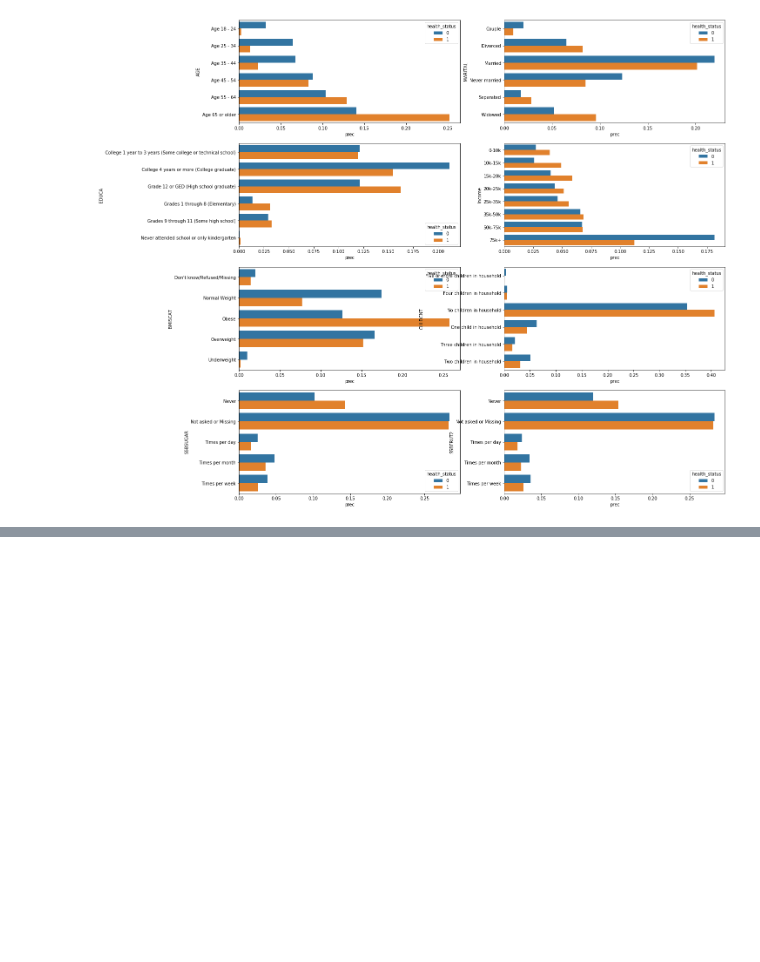
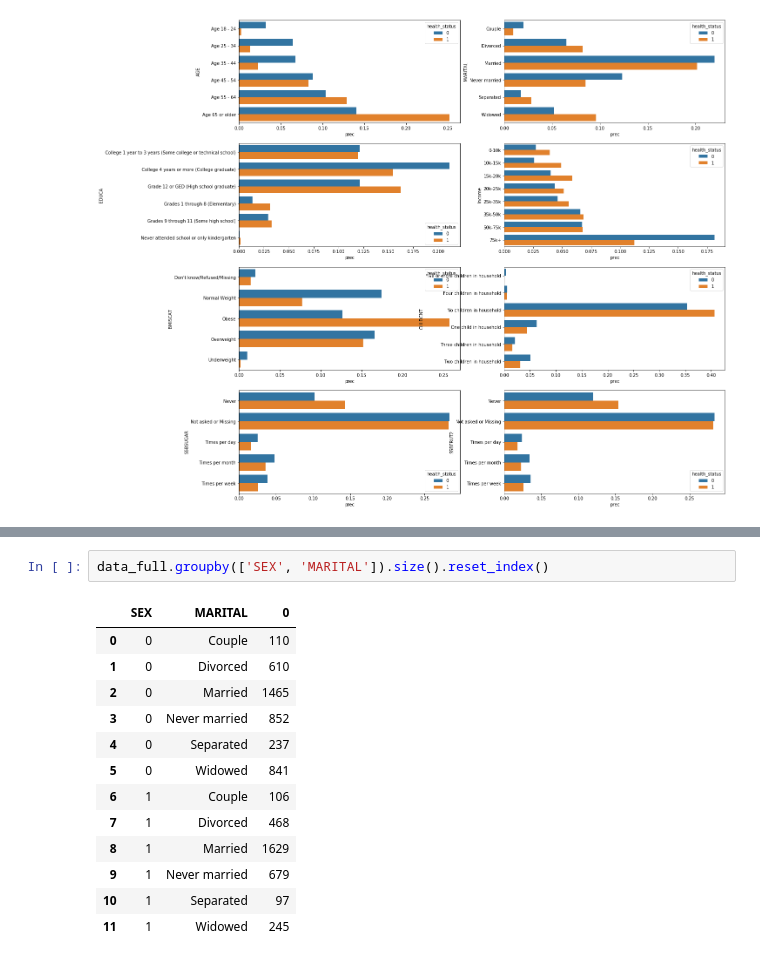
Before and after one commit to Jay4869/Data-Science, a Jupyter notebook: Projects/Prodantial/Untitled.ipynb, the cells around one changed output, grey strips where cells are left out. Saved outputs shown, nothing was run; the diff lists cells and outputs as text; blank space fills up the shorter version.

```diff
--- a/Projects/Prodantial/Untitled.ipynb
+++ b/Projects/Prodantial/Untitled.ipynb
@@ -249,0 +250,16 @@ sns.barplot(x='prec', y='MARITAL', hue='SEX', data=temp)
+# %%
+data_full.groupby(['SEX', 'MARITAL']).size().reset_index()
+# %% [output]
+|  | SEX | MARITAL | 0 |
+| 0 | 0 | Couple | 110 |
+| 1 | 0 | Divorced | 610 |
+| 2 | 0 | Married | 1465 |
+| 3 | 0 | Never married | 852 |
+| 4 | 0 | Separated | 237 |
+| 5 | 0 | Widowed | 841 |
+| 6 | 1 | Couple | 106 |
+| 7 | 1 | Divorced | 468 |
+| 8 | 1 | Married | 1629 |
+| 9 | 1 | Never married | 679 |
+| 10 | 1 | Separated | 97 |
+| 11 | 1 | Widowed | 245 |
```
Also changed, not shown: parts of 1 cell of this notebook.
